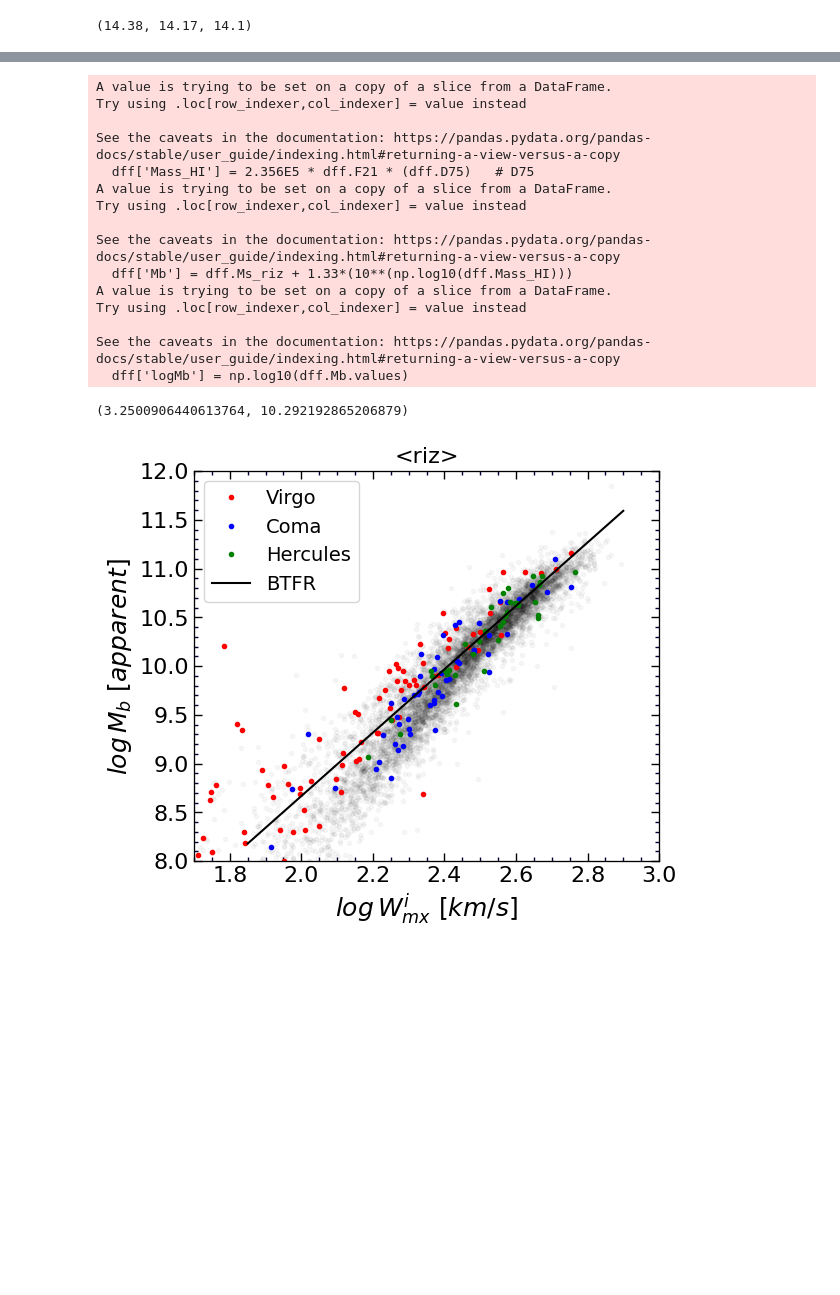
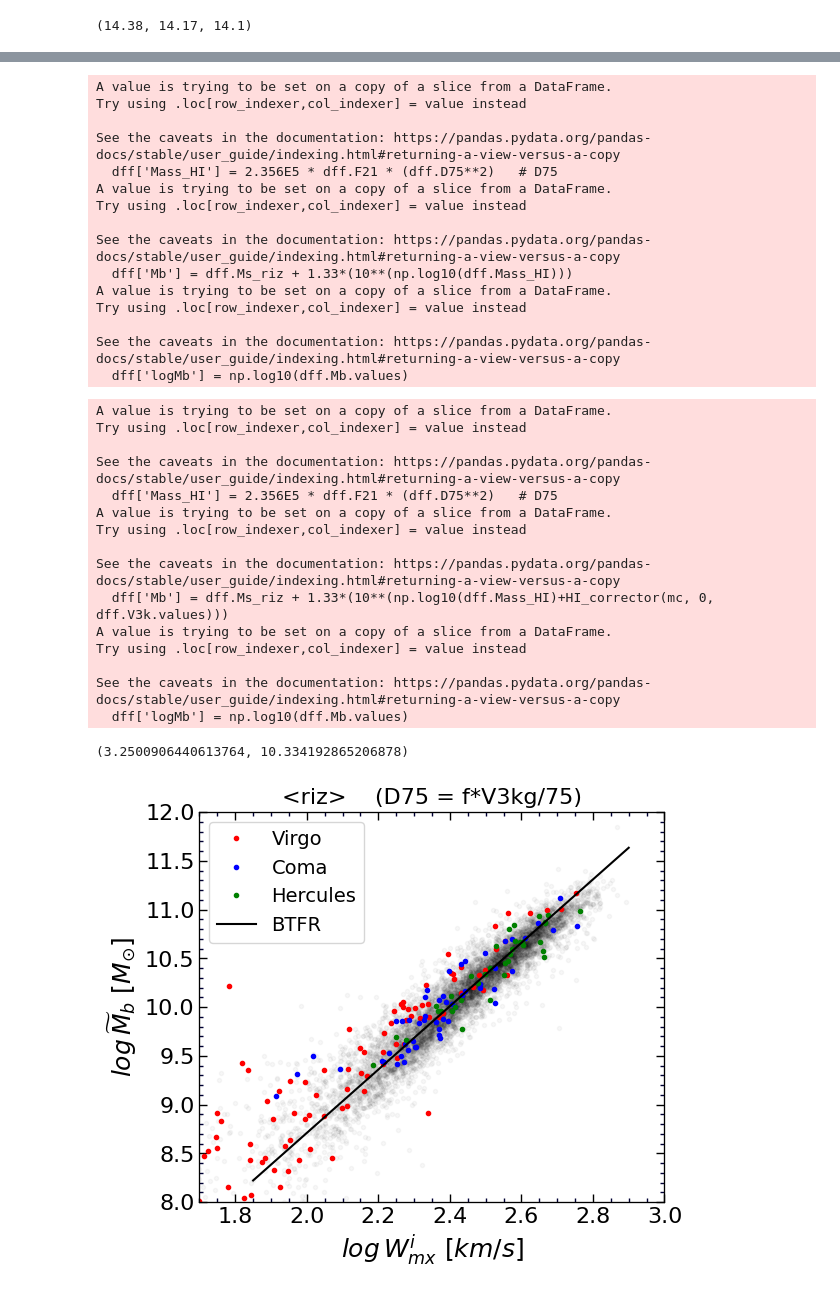
Before and after one commit to ekourkchi/test_TFRcatal, a Jupyter notebook: BTFR_ZP_riz.ipynb, the cells around one changed output, grey strips where cells are left out. Cells and saved outputs as stored; diff of their text form; code cells hidden in the pictures; blank space fills up the shorter version.

Commit message:
using group Hubble distances to construct the BTFR

```diff
--- a/BTFR_ZP_riz.ipynb
+++ b/BTFR_ZP_riz.ipynb
@@ -358,6 +358,9 @@ fit, cov = curve_fit(linear_zp, Y[MM<-17], X[MM<-17]-2.5, sigma=np.sqrt(Xe[MM<-1
 zp_calib = -fit[0]*m0
 zp_calib_e = np.sqrt(cov[0][0])*m0
 
+zp_calib += 0.042
+
+
 logW = dff.lgWmxi.values
 logWe = dff.elgWi.values
 logMass = dff.logMb.values
@@ -660,18 +667,16 @@ Text(0.5, 1.0, '<riz>')
 # %%
-dff['Mass_HI'] = 2.356E5 * dff.F21 * (dff.D75)   # D75
+dff['Mass_HI'] = 2.356E5 * dff.F21 * (dff.D75**2)   # D75
 dff['Mb'] = dff.Ms_riz + 1.33*(10**(np.log10(dff.Mass_HI)))
 dff['logMb'] = np.log10(dff.Mb.values)
 
-######################################################################
-df_vrigo = dff[dff.PGC1==41220]
-df_coma = dff[dff.PGC1==44715]
-df_herc = dff[dff.PGC1==56962]
+
+dff[['DM_75', 'DMriz_fid', 'Mass_HI', 'Ms_riz', 'Mb', 'F21', 'eF21', 'Qs']].to_csv("BTFR_riz_distances.csv")
 # %% [output]
 A value is trying to be set on a copy of a slice from a DataFrame.
 Try using .loc[row_indexer,col_indexer] = value instead
 
 See the caveats in the documentation: https://pandas.pydata.org/pandas-docs/stable/user_guide/indexing.html#returning-a-view-versus-a-copy
-  dff['Mass_HI'] = 2.356E5 * dff.F21 * (dff.D75)   # D75
+  dff['Mass_HI'] = 2.356E5 * dff.F21 * (dff.D75**2)   # D75
 A value is trying to be set on a copy of a slice from a DataFrame.
 Try using .loc[row_indexer,col_indexer] = value instead
 
@@ -687,32 +690,56 @@ dff[['DM_75', 'DMriz_fid', 'Mass_HI', 'Ms_riz', 'Mb']].to_csv("BTFR_riz_distance
 # %%
+dff['Mass_HI'] = 2.356E5 * dff.F21 * (dff.D75**2)   # D75
+dff['Mb'] = dff.Ms_riz + 1.33*(10**(np.log10(dff.Mass_HI)+HI_corrector(mc, 0, dff.V3k.values)))
+dff['logMb'] = np.log10(dff.Mb.values)
+
+######################################################################
+df_vrigo = dff[dff.PGC1==41220]
+df_coma = dff[dff.PGC1==44715]
+df_herc = dff[dff.PGC1==56962]
+
 logW = dff.lgWmxi.values
 logWe = dff.elgWi.values
 logMass = dff.logMb.values
 
 
 fig = py.figure(figsize=(5,5), dpi=100)
 fig.subplots_adjust(wspace=0, top=0.9, bottom=0.12, left=0.05, right=0.98)
 ax = fig.add_subplot(111)
 
 plt.plot(logW, logMass, '.', color='black', alpha=0.03)
 
 
 ax.plot(df_vrigo.lgWmxi, df_vrigo.logMb, 'r.', label='Virgo')
 ax.plot(df_coma.lgWmxi, df_coma.logMb, 'b.', label='Coma')
 ax.plot(df_herc.lgWmxi, df_herc.logMb, 'g.', label='Hercules')
 
 ax.set_xlabel(r'$log \/ W_{mx}^i \/\/[km/s]$', fontsize=18)
-ax.set_ylabel(r'$log \/ M_b \/\/ [apparent]$', fontsize=18)
+ax.set_ylabel(r'$log \/ \widetilde{M}_b \/\/ [M_{\odot}]$', fontsize=18)
 
 set_axes(ax, (1.7,3), (8,12))
-ax.set_title("<riz>", fontsize=16)
+ax.set_title("<riz>    (D75 = f*V3kg/75)", fontsize=16)
 
 w = np.linspace(1.85,2.9,100)
 ax.plot(w, m0*(w-2.5) + zp_calib, 'k-', label='BTFR')
 
 ax.legend(fontsize=14, loc=2)
 
 m0, b0
 # %% [output]
-(3.2500906440613764, 10.292192865206879)
+A value is trying to be set on a copy of a slice from a DataFrame.
+Try using .loc[row_indexer,col_indexer] = value instead
+
+See the caveats in the documentation: https://pandas.pydata.org/pandas-docs/stable/user_guide/indexing.html#returning-a-view-versus-a-copy
+  dff['Mass_HI'] = 2.356E5 * dff.F21 * (dff.D75**2)   # D75
+A value is trying to be set on a copy of a slice from a DataFrame.
+Try using .loc[row_indexer,col_indexer] = value instead
+
+See the caveats in the documentation: https://pandas.pydata.org/pandas-docs/stable/user_guide/indexing.html#returning-a-view-versus-a-copy
+  dff['Mb'] = dff.Ms_riz + 1.33*(10**(np.log10(dff.Mass_HI)+HI_corrector(mc, 0, dff.V3k.values)))
+A value is trying to be set on a copy of a slice from a DataFrame.
+Try using .loc[row_indexer,col_indexer] = value instead
+
+See the caveats in the documentation: https://pandas.pydata.org/pandas-docs/stable/user_guide/indexing.html#returning-a-view-versus-a-copy
+  dff['logMb'] = np.log10(dff.Mb.values)
+(3.2500906440613764, 10.334192865206878)
-[figure, old version]
+[figure, new version]
```
Also changed, not shown: parts of 6 cells of this notebook, 2 other files.
